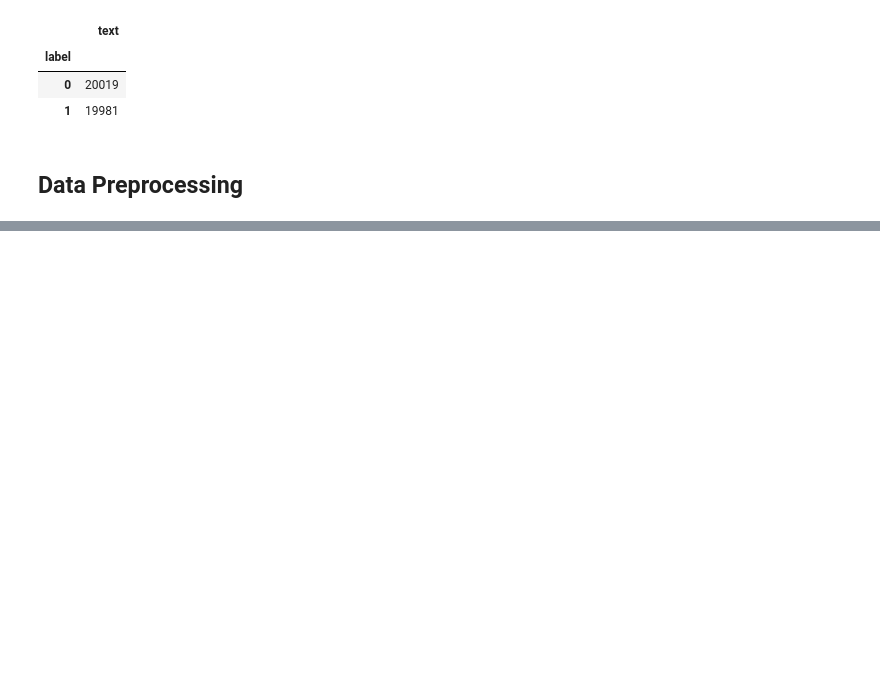
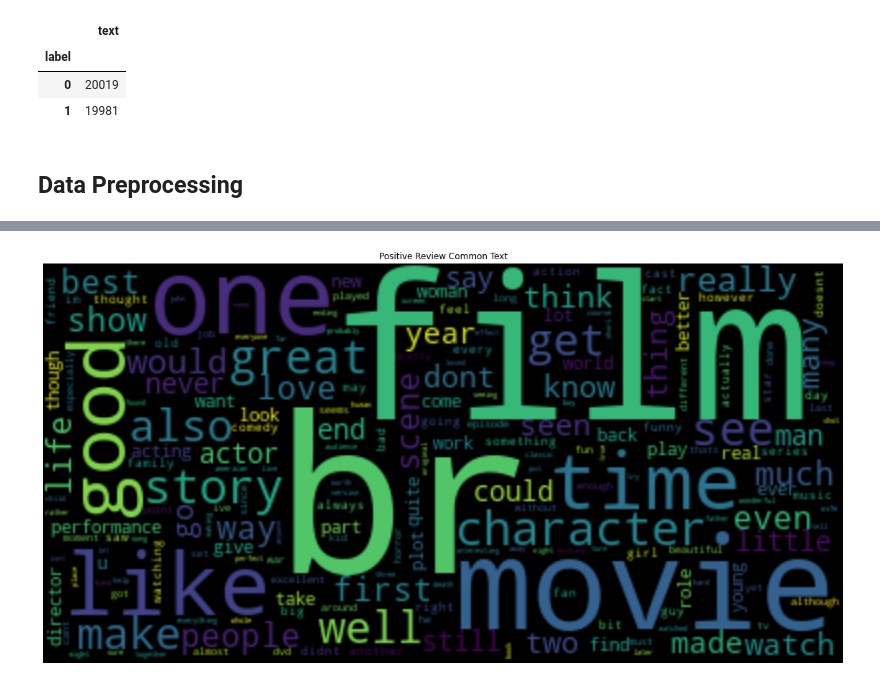
Before and after one commit to Akib-Alvee/Data-Science-Learning-and-Practice, a Jupyter notebook: IMDB Sentiment Analysis/IMDB review Sentiment Analysis.ipynb, the cells around one changed output, grey strips where cells are left out. Drawn from its saved outputs; the diff is of its cells as text; code cells hidden in the pictures; blank space fills up the shorter version.

```diff
--- a/IMDB Sentiment Analysis/IMDB review Sentiment Analysis.ipynb
+++ b/IMDB Sentiment Analysis/IMDB review Sentiment Analysis.ipynb
@@ -10,9 +13,9 @@ from nltk.stem import WordNetLemmatizer
 from nltk.probability import FreqDist
 from sklearn.metrics import classification_report,confusion_matrix,roc_curve,auc
 # %%
-train = pd.read_csv(r'G:\Data Analysis and ML\IMDB Sentiment Analysis\datasets\Kaggle/Train.csv')
-valid = pd.read_csv(r'G:\Data Analysis and ML\IMDB Sentiment Analysis\datasets\Kaggle/Valid.csv')
-test = pd.read_csv(r'G:\Data Analysis and ML\IMDB Sentiment Analysis\datasets\Kaggle/Test.csv')
+train = pd.read_csv(r'/media/alvee/New Volume/GIT/Data-Analysis-ML/IMDB Sentiment Analysis/datasets/Kaggle/Train.csv')
+valid = pd.read_csv(r'/media/alvee/New Volume/GIT/Data-Analysis-ML/IMDB Sentiment Analysis/datasets/Kaggle/Valid.csv')
+test = pd.read_csv(r'/media/alvee/New Volume/GIT/Data-Analysis-ML/IMDB Sentiment Analysis/datasets/Kaggle/Test.csv')
 # %%
 print(train.info())
 print(valid.info())
@@ -77,0 +88,28 @@ train.groupby("label").count()
+# %%
+def transformations(dataframe):
+
+    # make all character lower
+    dataframe['text'] = dataframe['text'].apply(lambda x: " ".join(x.lower() for x in x.split()))
+
+    # removing punctuations
+    dataframe['text'] = dataframe['text'].str.replace('[^\w\s]','')
+
+#     #numbers
+#     dataframe['text'] = dataframe['text'].str.replace('\d','')
+
+    # removing stopwords
+    sw = stopwords.words('english')
+    dataframe['text'] = dataframe['text'].apply(lambda x: " ".join(x for x in x.split() if x not in sw))
+
+    # rare characters deleting
+    sil = pd.Series(' '.join(dataframe['text']).split()).value_counts()[-1000:]
+    dataframe['text'] = dataframe['text'].apply(lambda x: " ".join(x for x in x.split() if x not in sil))
+
+    # lemmatization
+
+    dataframe['text'] = dataframe['text'].apply(lambda x: " ".join([Word(word).lemmatize() for word in x.split()]))
+
+    return dataframe
+# %%
+train = transformations(train)
+train.head()
@@ -77,0 +143,10 @@ train.groupby("label").count()
+# %%
+plt.figure(figsize=(20,20))
+pos_freq = FreqDist(' '.join(train[train['label'] == 1].text).split(' '))
+wc = WordCloud().generate_from_frequencies(frequencies=pos_freq)
+plt.imshow(wc,interpolation='bilinear')
+plt.title('Positive Review Common Text')
+plt.axis('off')
+plt.show()
+# %% [output]
+[figure, added]
```
Also changed, not shown: parts of 7 cells of this notebook.
